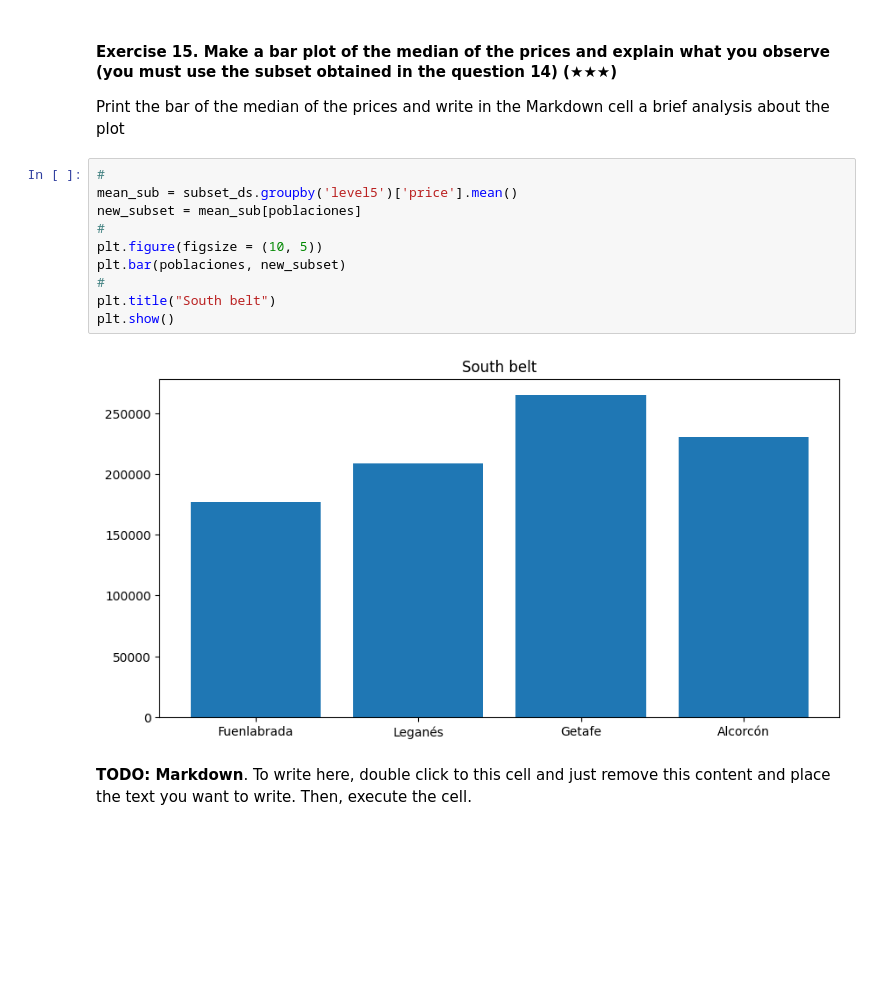
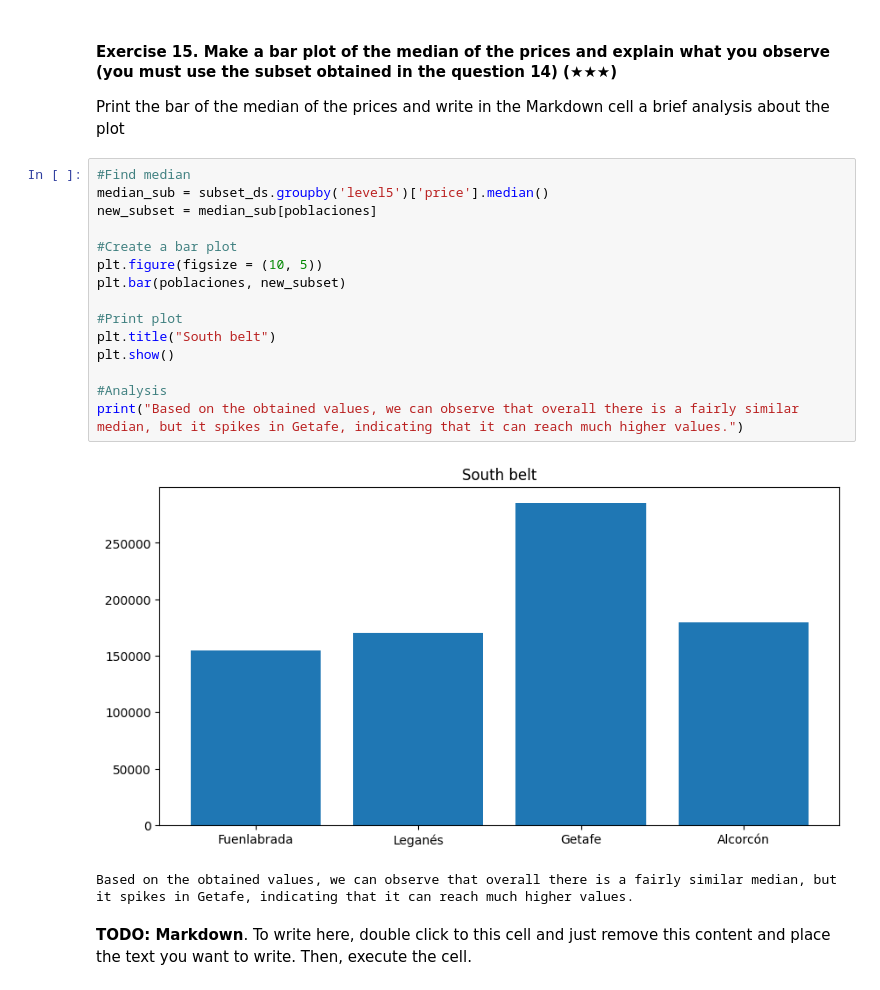
Before and after one commit to SamuelHollis/Final_project_Samu_realestate-datacleanup-exercise, a Jupyter notebook: project.ipynb, the cells around one changed output. Saved outputs shown, nothing was run; the diff lists cells and outputs as text; blank space fills up the shorter version.

```diff
--- a/project.ipynb
+++ b/project.ipynb
@@ -307,17 +305,23 @@ subset_ds
 
 Print the bar of the median of the prices and write in the Markdown cell a brief analysis about the plot
 # %%
-#
-mean_sub = subset_ds.groupby('level5')['price'].mean()
-new_subset = mean_sub[poblaciones]
-#
+#Find median
+median_sub = subset_ds.groupby('level5')['price'].median()
+new_subset = median_sub[poblaciones]
+
+#Create a bar plot
 plt.figure(figsize = (10, 5))
 plt.bar(poblaciones, new_subset)
-#
+
+#Print plot
 plt.title("South belt")
 plt.show()
+
+#Analysis
+print("Based on the obtained values, we can observe that overall there is a fairly similar median, but it spikes in Getafe, indicating that it can reach much higher values.")
 # %% [output]
-[figure, old version]
+[figure, new version]
+Based on the obtained values, we can observe that overall there is a fairly similar median, but it spikes in Getafe, indicating that it can reach much higher values.
 # %% [markdown]
 **TODO: Markdown**. To write here, double click to this cell and just remove this content and place the text you want to write. Then, execute the cell.
 # %% [markdown]
```
Also changed, not shown: parts of 5 cells of this notebook.
